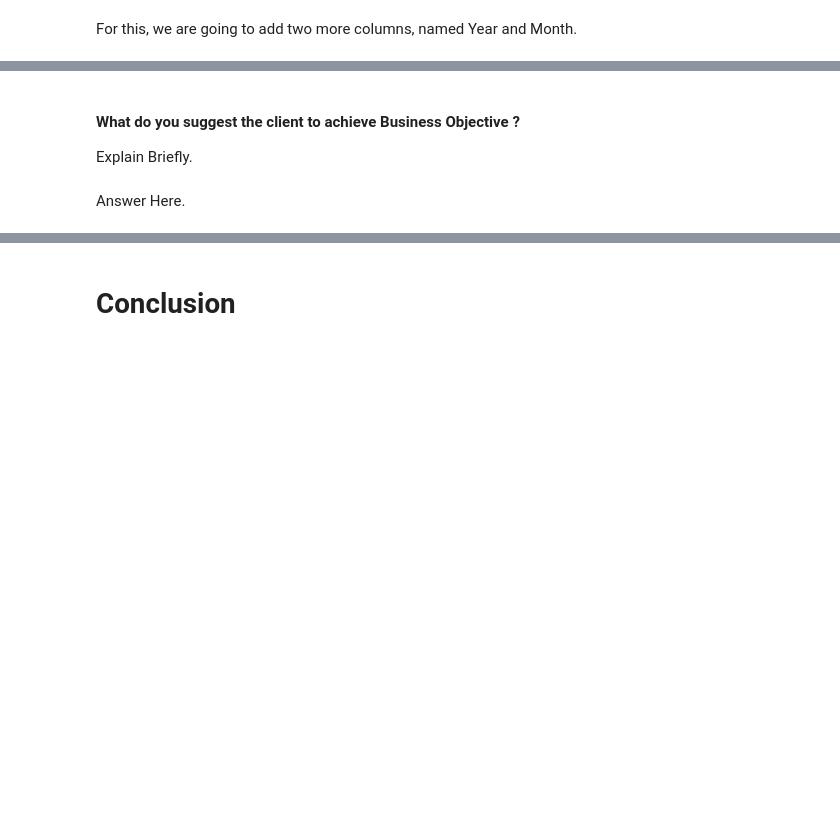
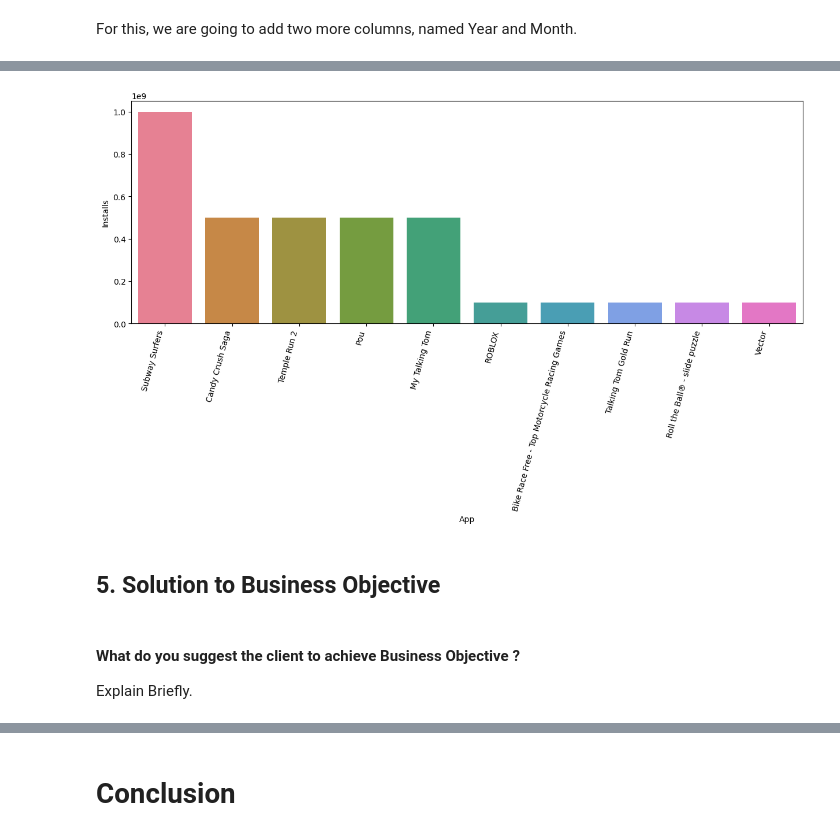
Before and after one commit to shubhsk321go/EDA_capstone_project_playStore_Analysis, a Jupyter notebook: Copy_of_Sample_EDA_Submission_Template.ipynb, the cells around one changed output, grey strips where cells are left out. Drawn from its saved outputs; the diff is of its cells as text; code cells hidden in the pictures; blank space fills up the shorter version.

```diff
--- a/Copy_of_Sample_EDA_Submission_Template.ipynb
+++ b/Copy_of_Sample_EDA_Submission_Template.ipynb
@@ -1861,5 +1927,21 @@ df_ps.head()
+# %%
+# Chart - 9 visualization code
+def cat_top10(category):
+  '''
+  Plot  top 10 installed app of given category
+  '''
+  df_top=df_ps[df_ps['Category']==category]
+  data=df_top[['App','Installs']].sort_values('Installs',ascending=False).head(10)
+  fig,ax=plt.subplots(figsize=(15,5))
+  #ax.set_title('Top 10 installed App ')
+  visuals=sns.barplot(x=data.App,y=data.Installs,palette='husl')
+  visuals.set_xticklabels(visuals.get_xticklabels(), rotation= 75, horizontalalignment='right')
+# %%
+cat_top10('GAME')
+# %% [output]
+[figure, added]
+# %% [markdown]
+## **5. Solution to Business Objective**
 # %% [markdown]
 #### What do you suggest the client to achieve Business Objective ?
 Explain Briefly.
-# %% [markdown]
-Answer Here.
```
Also changed, not shown: parts of 17 cells of this notebook.
